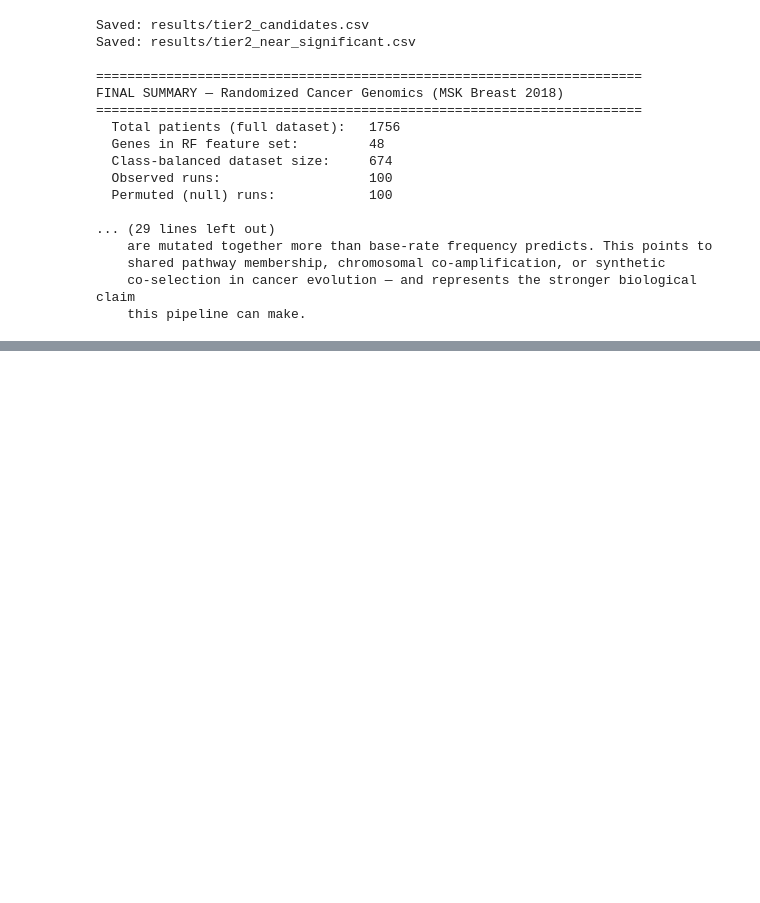
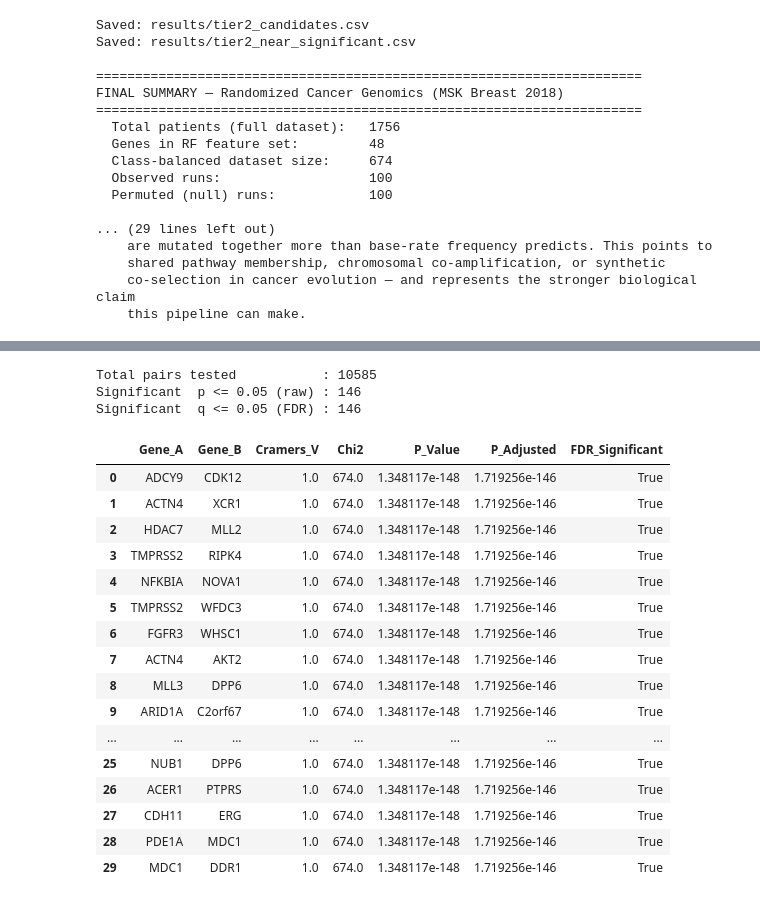
Before and after one commit to mentatpsi/RandomizedCancerGenomics, a Jupyter notebook: Final Project Continued Work.ipynb, the cells around one changed output, grey strips where cells are left out. Saved outputs shown, nothing was run; the diff lists cells and outputs as text; code cells hidden in the pictures; blank space fills up the shorter version.

```diff
--- a/Final Project Continued Work.ipynb
+++ b/Final Project Continued Work.ipynb
@@ -1840,0 +1847,64 @@ FINAL SUMMARY — Randomized Cancer Genomics (MSK Breast 2018)
+# %%
+import numpy as np
+import pandas as pd
+from scipy.stats import chi2_contingency
+from statsmodels.stats.multitest import multipletests
+import warnings
+warnings.filterwarnings('ignore')
+
+# All curious-gene columns in the balanced dataset
+gene_cols_all = [c for c in new_df.columns if c not in ['PATIENT_ID', 'Survived']]
+gene_data_all = new_df[gene_cols_all].astype(int)
+n_all = len(gene_data_all)
+
+cramers_results = []
+for i, gene_a in enumerate(gene_cols_all):
+    for j, gene_b in enumerate(gene_cols_all):
+        if j <= i:
+            continue  # upper triangle only
+        ct = pd.crosstab(gene_data_all[gene_a], gene_data_all[gene_b])
+        if ct.shape != (2, 2):
+            continue  # skip genes with no variation in this dataset
+        chi2, p, dof, _ = chi2_contingency(ct, correction=False)
+        cramers_v = np.sqrt(chi2 / (n_all * (min(ct.shape) - 1)))
+        cramers_results.append({
+            'Gene_A': gene_a,
+            'Gene_B': gene_b,
+            'Cramers_V': round(cramers_v, 6),
+            'Chi2':      round(chi2,      6),
+            'P_Value':   p,
+        })
+
+cramers_all_df = pd.DataFrame(cramers_results).sort_values('P_Value').reset_index(drop=True)
+
+# Benjamini-Hochberg FDR correction
+reject, p_adj, _, _ = multipletests(cramers_all_df['P_Value'], method='fdr_bh')
+cramers_all_df['P_Adjusted'] = p_adj
+cramers_all_df['FDR_Significant'] = reject
+
+print(f"Total pairs tested           : {len(cramers_all_df)}")
+print(f"Significant  p <= 0.05 (raw) : {(cramers_all_df.P_Value  <= 0.05).sum()}")
+print(f"Significant  q <= 0.05 (FDR) : {cramers_all_df.FDR_Significant.sum()}")
+print()
+cramers_all_df.head(30)
+# %% [output]
+Total pairs tested           : 10585
+Significant  p <= 0.05 (raw) : 146
+Significant  q <= 0.05 (FDR) : 146
+|  | Gene_A | Gene_B | Cramers_V | Chi2 | P_Value | P_Adjusted | FDR_Significant |
+| 0 | ADCY9 | CDK12 | 1.0 | 674.0 | 1.348117e-148 | 1.719256e-146 | True |
+| 1 | ACTN4 | XCR1 | 1.0 | 674.0 | 1.348117e-148 | 1.719256e-146 | True |
+| 2 | HDAC7 | MLL2 | 1.0 | 674.0 | 1.348117e-148 | 1.719256e-146 | True |
+| 3 | TMPRSS2 | RIPK4 | 1.0 | 674.0 | 1.348117e-148 | 1.719256e-146 | True |
+| 4 | NFKBIA | NOVA1 | 1.0 | 674.0 | 1.348117e-148 | 1.719256e-146 | True |
+| 5 | TMPRSS2 | WFDC3 | 1.0 | 674.0 | 1.348117e-148 | 1.719256e-146 | True |
+| 6 | FGFR3 | WHSC1 | 1.0 | 674.0 | 1.348117e-148 | 1.719256e-146 | True |
+| 7 | ACTN4 | AKT2 | 1.0 | 674.0 | 1.348117e-148 | 1.719256e-146 | True |
+| 8 | MLL3 | DPP6 | 1.0 | 674.0 | 1.348117e-148 | 1.719256e-146 | True |
+| 9 | ARID1A | C2orf67 | 1.0 | 674.0 | 1.348117e-148 | 1.719256e-146 | True |
+| ... | ... | ... | ... | ... | ... | ... | ... |
+| 25 | NUB1 | DPP6 | 1.0 | 674.0 | 1.348117e-148 | 1.719256e-146 | True |
+| 26 | ACER1 | PTPRS | 1.0 | 674.0 | 1.348117e-148 | 1.719256e-146 | True |
+| 27 | CDH11 | ERG | 1.0 | 674.0 | 1.348117e-148 | 1.719256e-146 | True |
+| 28 | PDE1A | MDC1 | 1.0 | 674.0 | 1.348117e-148 | 1.719256e-146 | True |
+| 29 | MDC1 | DDR1 | 1.0 | 674.0 | 1.348117e-148 | 1.719256e-146 | True |
```
Also changed, not shown: parts of 2 cells of this notebook.
